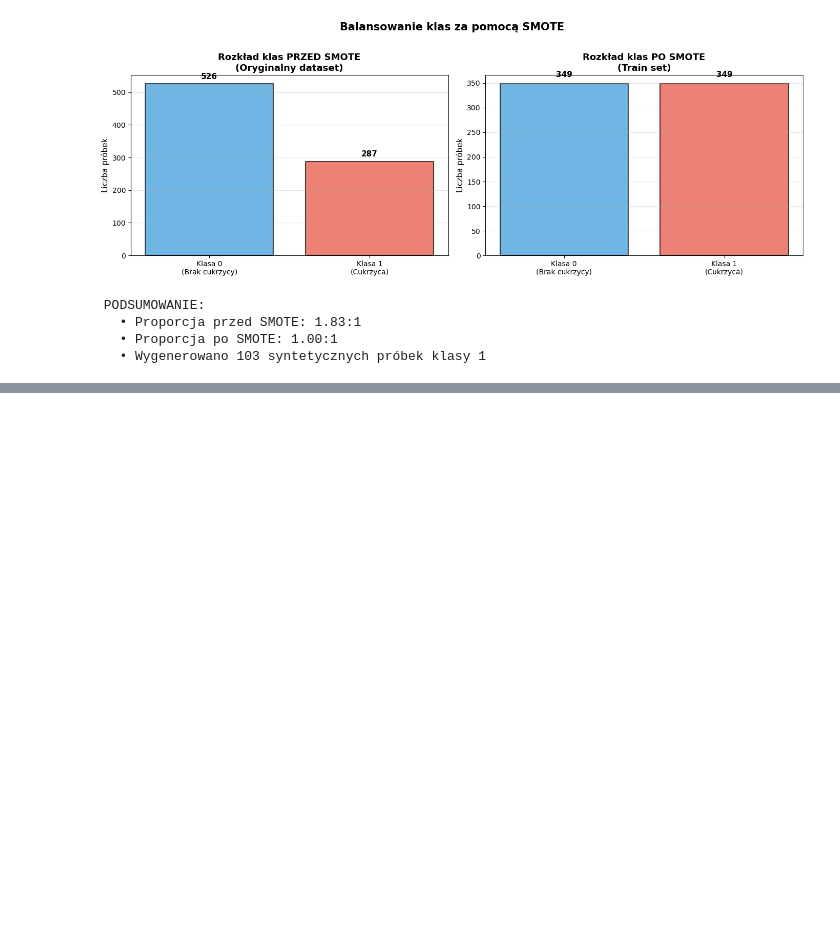
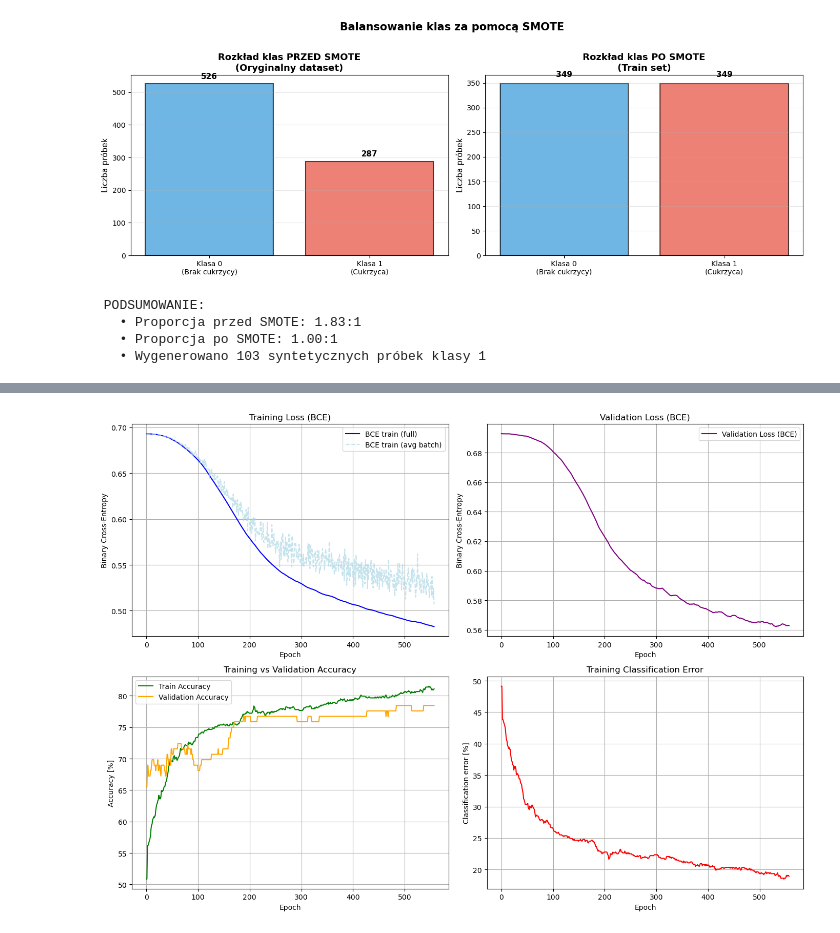
Before and after one commit to hjjakubowski/Basics-of-Neural-Networks-at-WUST, a Jupyter notebook: Project 1/simplified_nn.ipynb, the cells around one changed output, grey strips where cells are left out. Cells and saved outputs as stored; diff of their text form; code cells hidden in the pictures; blank space fills up the shorter version.

```diff
--- a/Project 1/simplified_nn.ipynb
+++ b/Project 1/simplified_nn.ipynb
@@ -321,4 +372,46 @@ Test Accuracy:       72.41%
 ============================================================
+# %%
+epochs = history["epoch"]
+train_accuracy = history["train_accuracy"]
+val_accuracy = history["val_accuracy"]
+val_loss = history["val_loss"]
+
+
+fig, axs = plt.subplots(2, 2, figsize=(14, 10))
+
+axs[0, 0].plot(epochs, history["loss_full"], label="BCE train (full)", color='blue')
+axs[0, 0].plot(epochs, history["loss_batches"], label="BCE train (avg batch)",
+               linestyle="--", alpha=0.7, color='lightblue')
+axs[0, 0].set_xlabel("Epoch")
+axs[0, 0].set_ylabel("Binary Cross-Entropy")
+axs[0, 0].set_title("Training Loss (BCE)")
+axs[0, 0].legend()
+axs[0, 0].grid(True)
+
+axs[0, 1].plot(epochs, val_loss, label="Validation Loss (BCE)", color='purple')
+axs[0, 1].set_xlabel("Epoch")
+axs[0, 1].set_ylabel("Binary Cross-Entropy")
+axs[0, 1].set_title("Validation Loss (BCE)")
+axs[0, 1].legend()
+axs[0, 1].grid(True)
+
+axs[1, 1].plot(epochs, np.array(history["class_error_full"]) * 100.0, color='red')
+axs[1, 1].set_xlabel("Epoch")
+axs[1, 1].set_ylabel("Classification error [%]")
+axs[1, 1].set_title("Training Classification Error")
+axs[1, 1].grid(True)
+
+axs[1, 0].plot(epochs, np.array(train_accuracy) * 100, label="Train Accuracy", color='green')
+axs[1, 0].plot(epochs, np.array(val_accuracy) * 100, label="Validation Accuracy", color='orange')
+axs[1, 0].set_xlabel("Epoch")
+axs[1, 0].set_ylabel("Accuracy [%]")
+axs[1, 0].set_title("Training vs Validation Accuracy")
+axs[1, 0].legend()
+axs[1, 0].grid(True)
+
+plt.tight_layout()
+# %% [output]
+[figure, added]
 # %%
 nn = NeuralNetwork(
     input_size=X_train.shape[1],
```
Also changed, not shown: parts of 10 cells of this notebook.
